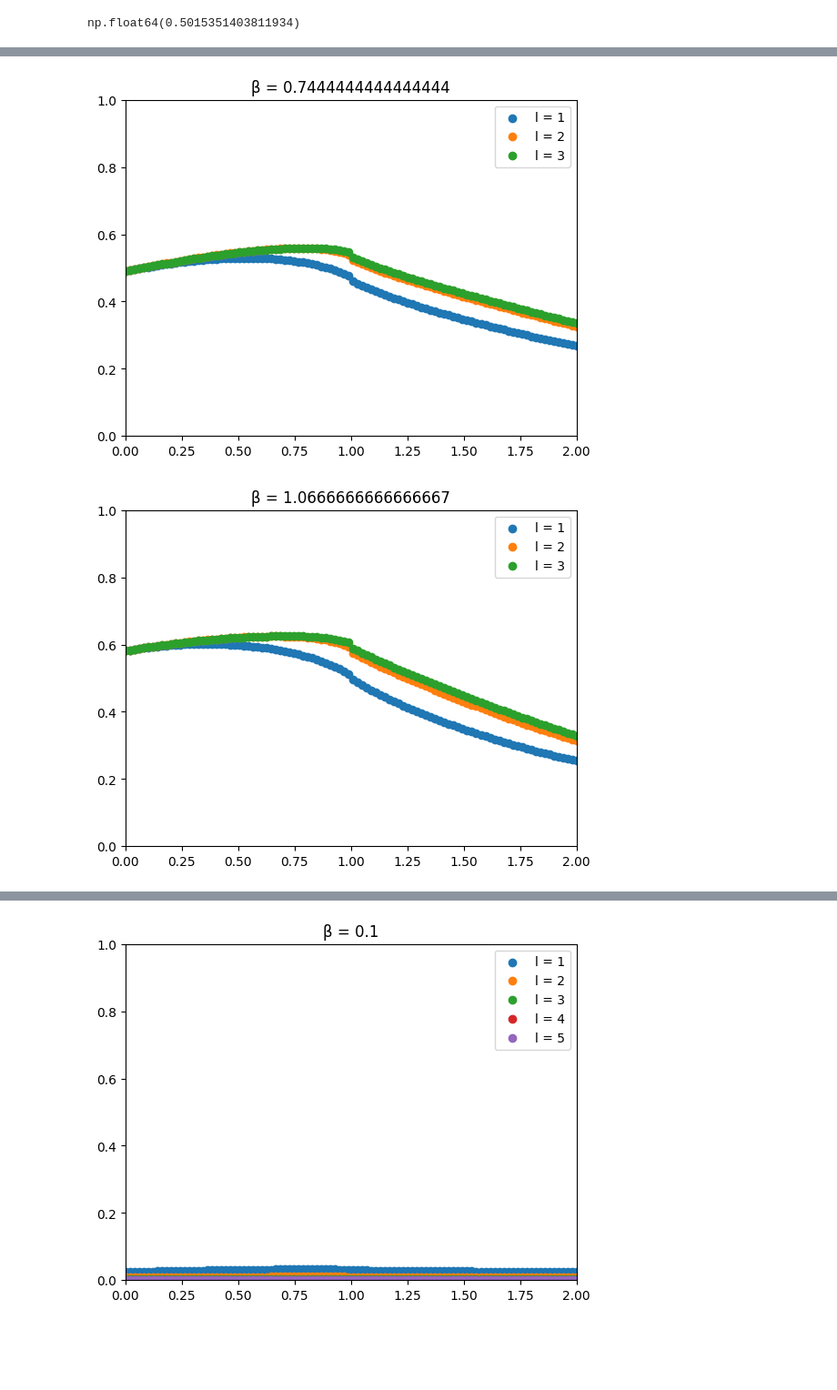
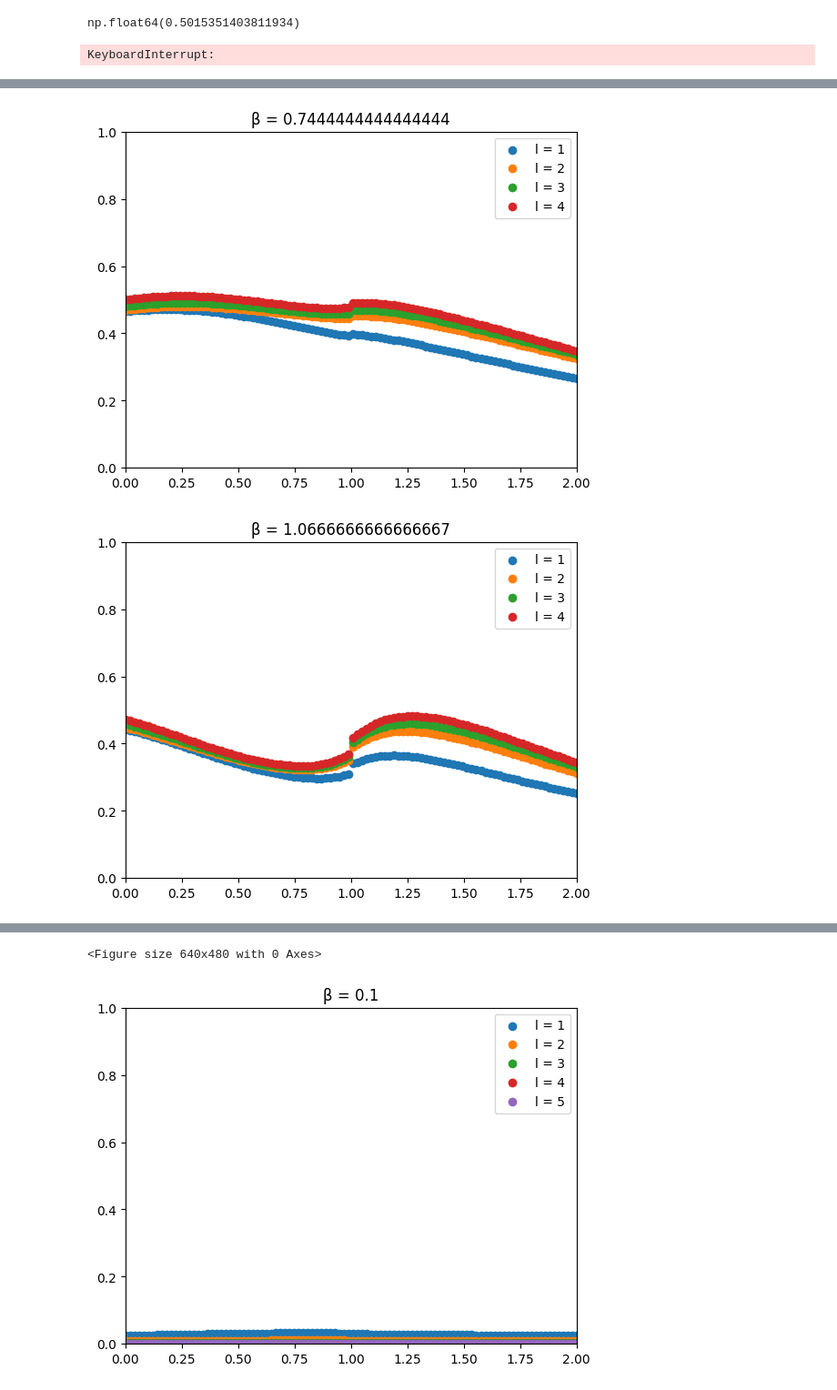
Before and after one commit to KristianMunnikhuis/subsystem_loschmidt_echo, a Jupyter notebook: scripts/mutual_info/exact_diag/Integrable Ising Model/thermal_BGS.ipynb, the cells around one changed output, grey strips where cells are left out. Shown at 91% size. Cells and saved outputs as stored; diff of their text form; code cells hidden in the pictures; blank space fills up the shorter version.

```diff
--- a/scripts/mutual_info/exact_diag/Integrable Ising Model/thermal_BGS.ipynb
+++ b/scripts/mutual_info/exact_diag/Integrable Ising Model/thermal_BGS.ipynb
@@ -347,7 +347,7 @@ for beta in betas:
     plt.figure()
     P_n = []
     strings = []
-    for n in range(1, 4):
+    for n in range(1, 5):
         dat = []
         for h in hi:
             Vs, ns = E_prep(L, J, h, bc)
@@ -362,3 +362,4 @@ for beta in betas:
     plt.title(f"β = {beta}")
     plt.legend()
 # %% [output]
+KeyboardInterrupt:
@@ -367,2 +368,2 @@ for beta in betas:
-[figure, old version]
+[figure, new version]
-[figure, old version]
+[figure, new version]
@@ -375,3 +373,4 @@ for beta in betas:
+<Figure size 640x480 with 0 Axes>
 # %%
 L = 64
 J = -1
```
Also changed, not shown: parts of 1 cell of this notebook, 27 other files.
